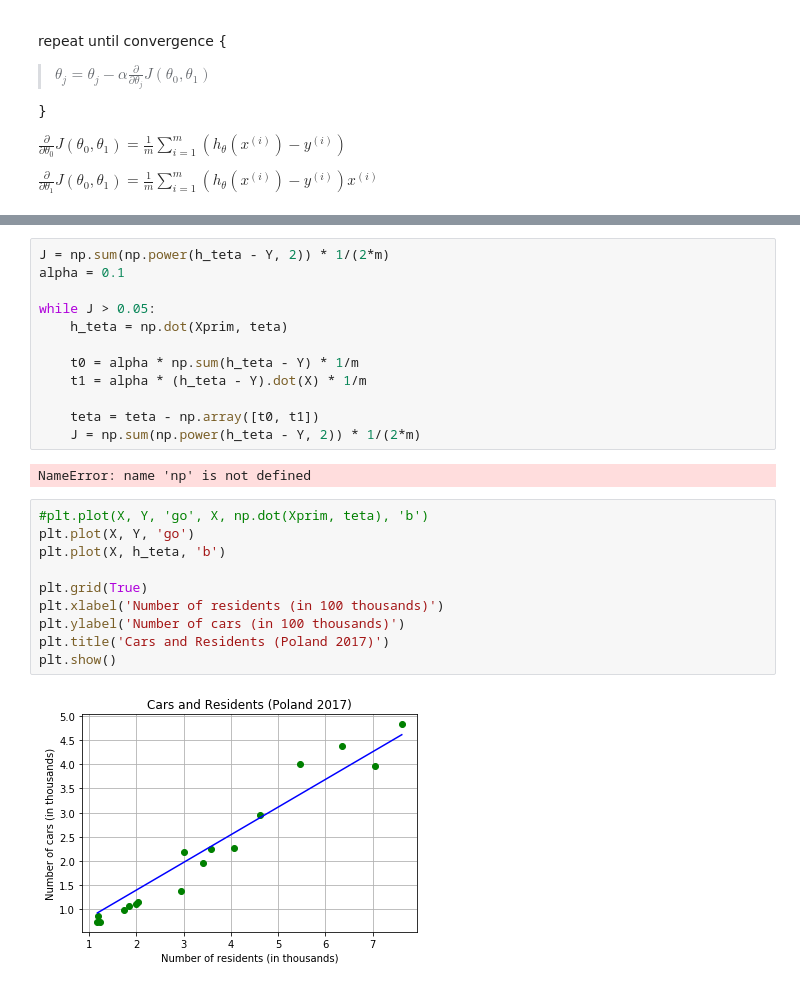
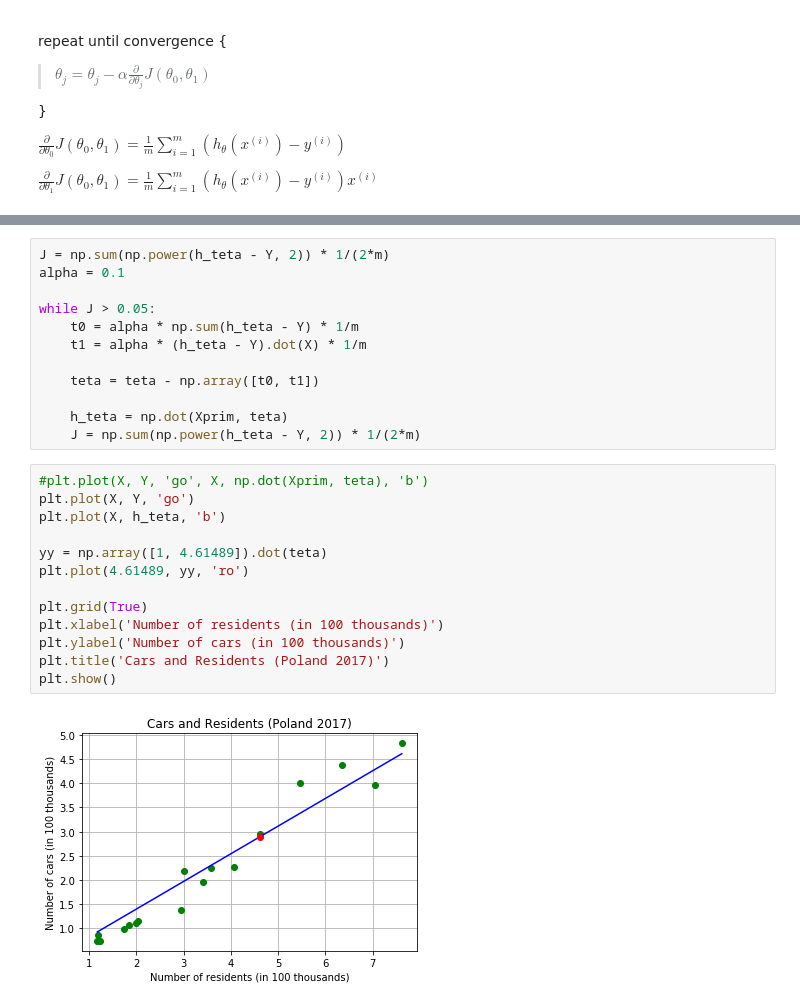
Before and after one commit to rsc-dev/ml, a Jupyter notebook: Linear_regression.ipynb, the cells around one changed output, grey strips where cells are left out. Drawn from its saved outputs; the diff is of its cells as text.

```diff
--- a/Linear_regression.ipynb
+++ b/Linear_regression.ipynb
@@ -58,27 +58,28 @@ J = np.sum(np.power(h_teta - Y, 2)) * 1/(2*m)
 alpha = 0.1
 
 while J > 0.05:
-    h_teta = np.dot(Xprim, teta)
-
     t0 = alpha * np.sum(h_teta - Y) * 1/m
     t1 = alpha * (h_teta - Y).dot(X) * 1/m
 
     teta = teta - np.array([t0, t1])
+
+    h_teta = np.dot(Xprim, teta)
     J = np.sum(np.power(h_teta - Y, 2)) * 1/(2*m)
-# %% [output]
-NameError: name 'np' is not defined
 # %%
 #plt.plot(X, Y, 'go', X, np.dot(Xprim, teta), 'b')
 plt.plot(X, Y, 'go')
 plt.plot(X, h_teta, 'b')
+
+yy = np.array([1, 4.61489]).dot(teta)
+plt.plot(4.61489, yy, 'ro')
 
 plt.grid(True)
 plt.xlabel('Number of residents (in 100 thousands)')
 plt.ylabel('Number of cars (in 100 thousands)')
 plt.title('Cars and Residents (Poland 2017)')
 plt.show()
 # %% [output]
-[figure, old version]
+[figure, new version]
 # %%
 teta
 # %% [output]
```
Also changed, not shown: parts of 4 cells of this notebook.
